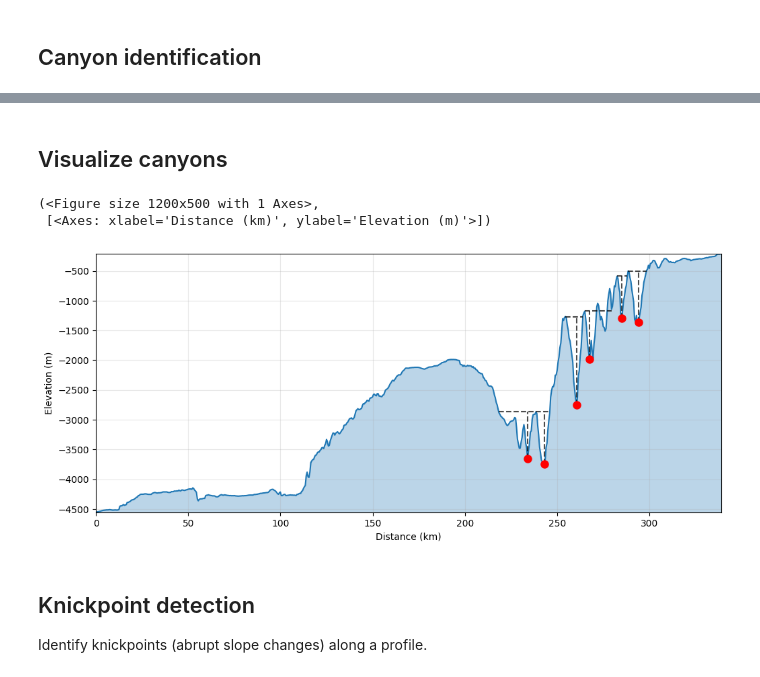
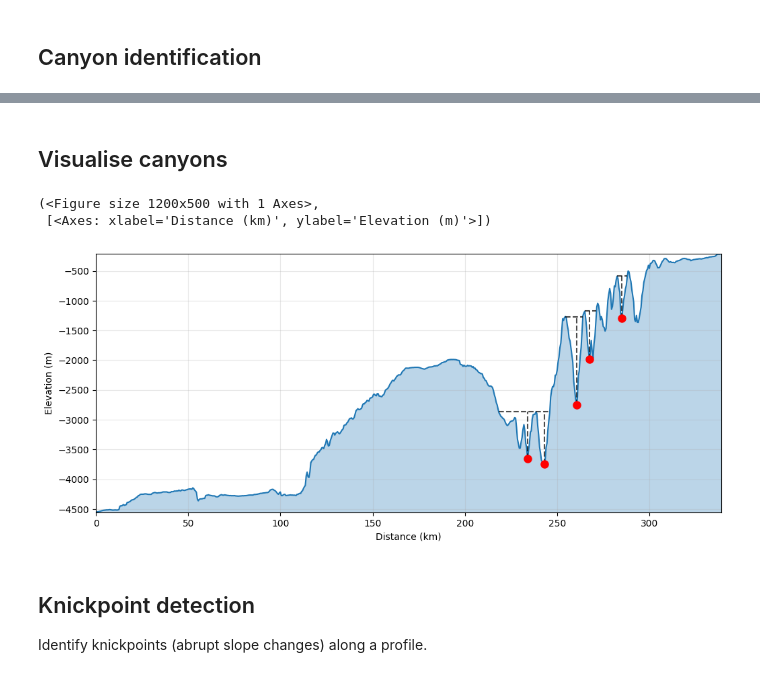
Before and after one commit to eslrgs/bathy, a Jupyter notebook: examples/profiles.ipynb, the cells around one changed output, grey strips where cells are left out. Drawn from its saved outputs; the diff is of its cells as text; code cells hidden in the pictures.

```diff
--- a/examples/profiles.ipynb
+++ b/examples/profiles.ipynb
@@ -73,12 +78,12 @@ shape: (6, 7)
 # %% [markdown]
-## Visualize canyons
+## Visualise canyons
 # %%
 # Plot with canyons highlighted
-bathy.plot_canyons(prof, prominence=500)
+bathy.plot_canyons(prof, canyons)
 # %% [output]
 (<Figure size 1200x500 with 1 Axes>,
  [<Axes: xlabel='Distance (km)', ylabel='Elevation (m)'>])
-[figure, old version]
+[figure, new version]
 # %% [markdown]
 ## Knickpoint detection
 
```
Also changed, not shown: parts of 8 cells of this notebook, 6 other files.
